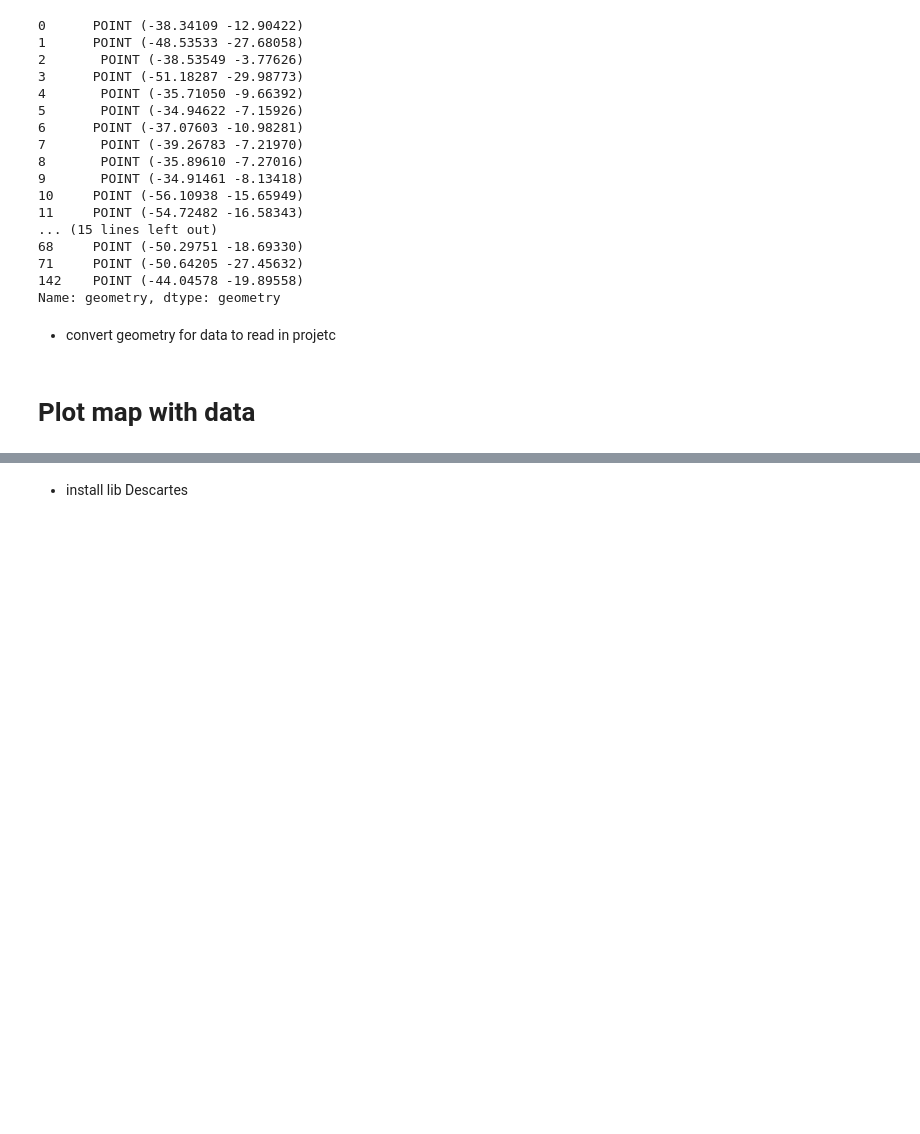
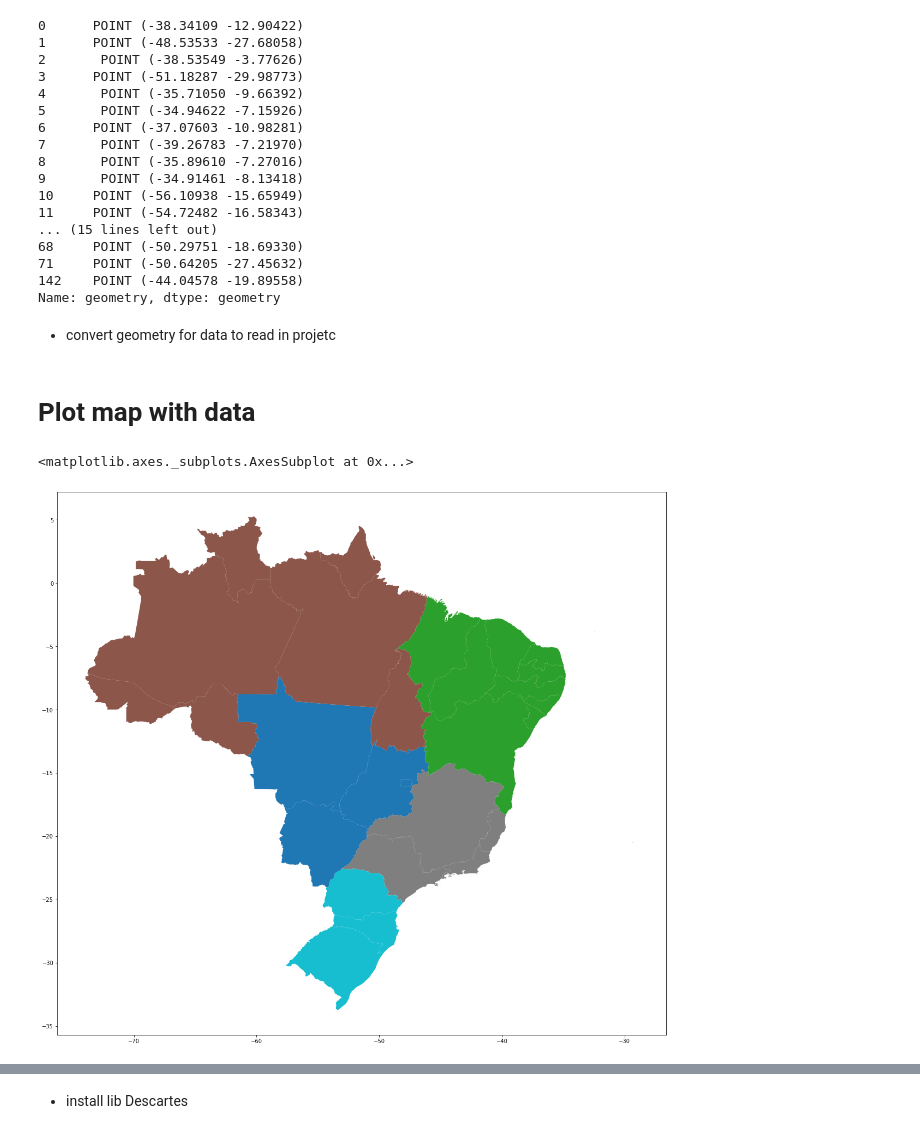
Before and after one commit to Caviuna/InfraBuilding, a Jupyter notebook: building.ipynb, the cells around one changed output, grey strips where cells are left out. Drawn from its saved outputs; the diff is of its cells as text; code cells hidden in the pictures; blank space fills up the shorter version.

Commit message:
plot_dataMap_05

```diff
--- a/building.ipynb
+++ b/building.ipynb
@@ -262,5 +259,8 @@ Name: geometry, dtype: geometry
 # Plot map with data
 # %%
 mapaBrasil = gpd.read_file('/content/brazil_states/BRUFE250GC_SIR.shp')
-mapaBrasil.plot(column = 'NM_ESTADO', figsize=(20, 20))
+mapaBrasil.plot(column = 'NM_REGIAO', figsize=(20, 20))
+# %% [output]
+<matplotlib.axes._subplots.AxesSubplot at 0x...>
+[figure, added]
 # %%
```
Also changed, not shown: parts of 6 cells of this notebook.
